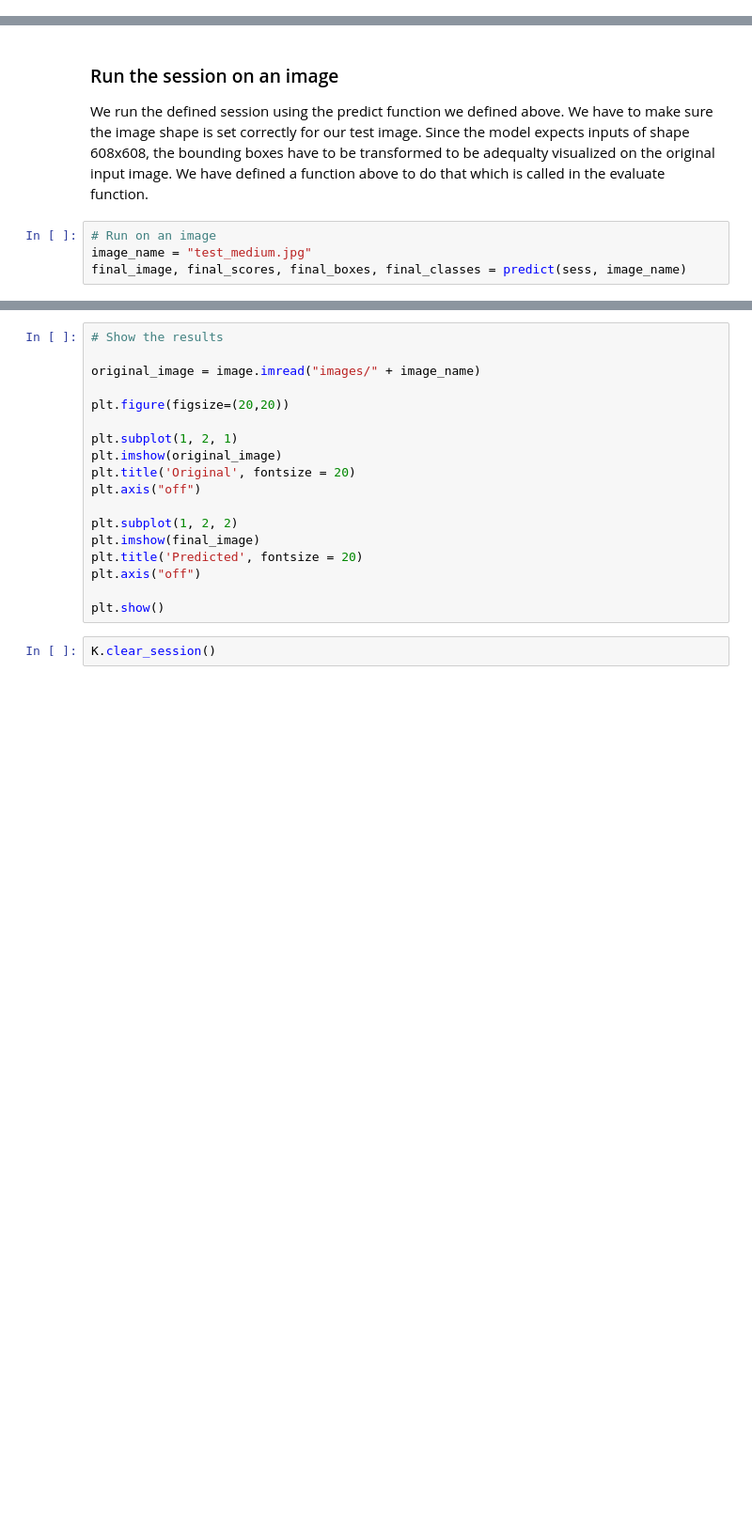
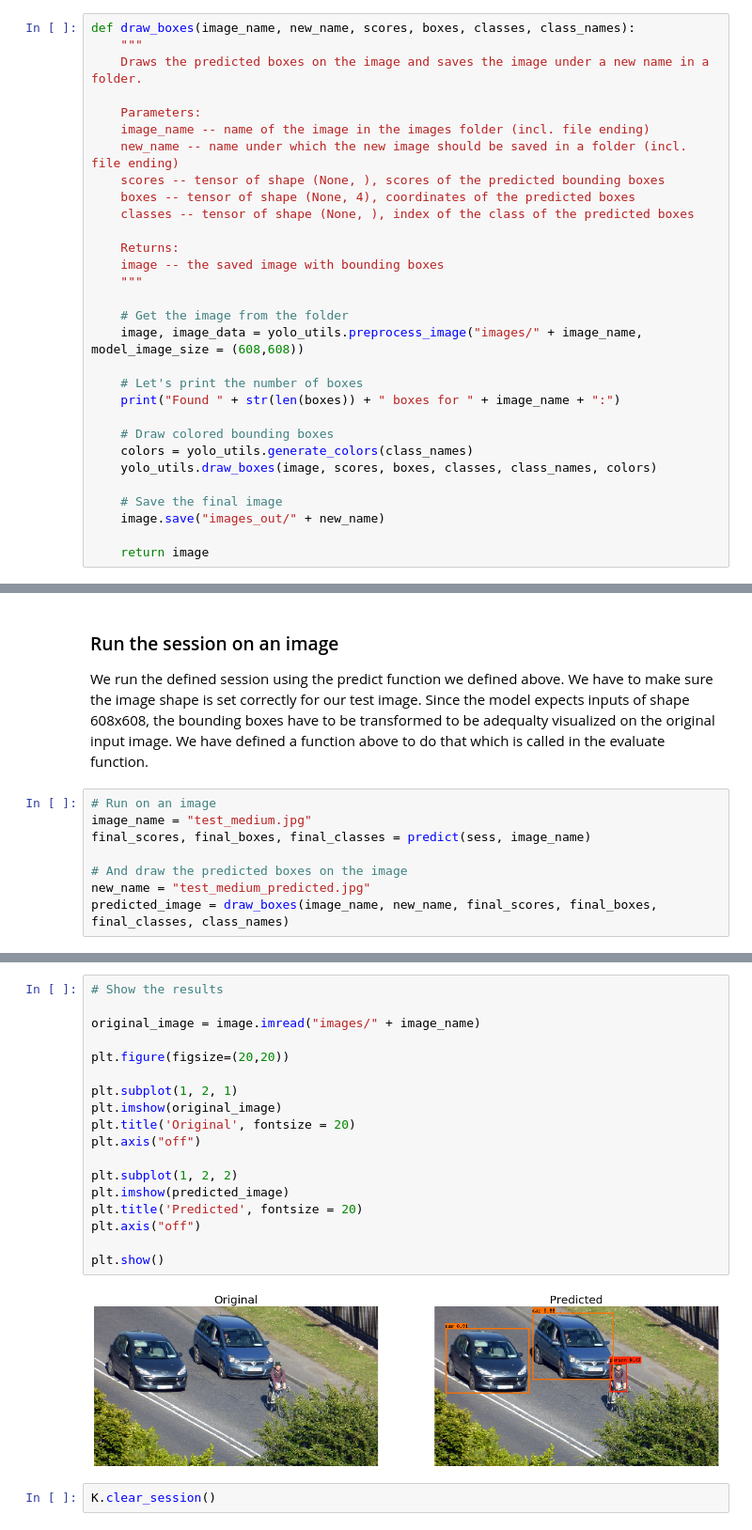
Before and after one commit to goha789/INN3, a Jupyter notebook: Vehicle_Counting_and_Classification/Vehicle Counting and Classification.ipynb, the cells around one changed output, grey strips where cells are left out. Shown at 94% size. Cells and saved outputs as stored; diff of their text form; blank space fills up the shorter version.

```diff
--- a/Vehicle_Counting_and_Classification/Vehicle Counting and Classification.ipynb
+++ b/Vehicle_Counting_and_Classification/Vehicle Counting and Classification.ipynb
@@ -364,3 +354,33 @@ def predict(sess, image_name):
+# %%
+def draw_boxes(image_name, new_name, scores, boxes, classes, class_names):
+    """
+    Draws the predicted boxes on the image and saves the image under a new name in a folder.
+
+    Parameters:
+    image_name -- name of the image in the images folder (incl. file ending)
+    new_name -- name under which the new image should be saved in a folder (incl. file ending)
+    scores -- tensor of shape (None, ), scores of the predicted bounding boxes
+    boxes -- tensor of shape (None, 4), coordinates of the predicted boxes
+    classes -- tensor of shape (None, ), index of the class of the predicted boxes
+
+    Returns:
+    image -- the saved image with bounding boxes
+    """
+
+    # Get the image from the folder
+    image, image_data = yolo_utils.preprocess_image("images/" + image_name, model_image_size = (608,608))
+
+    # Let's print the number of boxes
+    print("Found " + str(len(boxes)) + " boxes for " + image_name + ":")
+
+    # Draw colored bounding boxes
+    colors = yolo_utils.generate_colors(class_names)
+    yolo_utils.draw_boxes(image, scores, boxes, classes, class_names, colors)
+
+    # Save the final image
+    image.save("images_out/" + new_name)
+
+    return image
 # %%
 def predict_and_visualize(sess, image_name):
     """
@@ -453,4 +495,8 @@ We run the defined session using the predict function we defined above. We have
 # %%
 # Run on an image
 image_name = "test_medium.jpg"
-final_image, final_scores, final_boxes, final_classes = predict(sess, image_name)
+final_scores, final_boxes, final_classes = predict(sess, image_name)
+
+# And draw the predicted boxes on the image
+new_name = "test_medium_predicted.jpg"
+predicted_image = draw_boxes(image_name, new_name, final_scores, final_boxes, final_classes, class_names)
@@ -457,21 +508,23 @@ final_image, final_scores, final_boxes, final_classes = predict(sess, image_name
 # %%
 # Show the results
 
 original_image = image.imread("images/" + image_name)
 
 plt.figure(figsize=(20,20))
 
 plt.subplot(1, 2, 1)
 plt.imshow(original_image)
 plt.title('Original', fontsize = 20)
 plt.axis("off")
 
 plt.subplot(1, 2, 2)
-plt.imshow(final_image)
+plt.imshow(predicted_image)
 plt.title('Predicted', fontsize = 20)
 plt.axis("off")
 
 plt.show()
+# %% [output]
+[figure, added]
 # %%
 K.clear_session()
 # %% [markdown]
```
Also changed, not shown: parts of 10 cells of this notebook.
